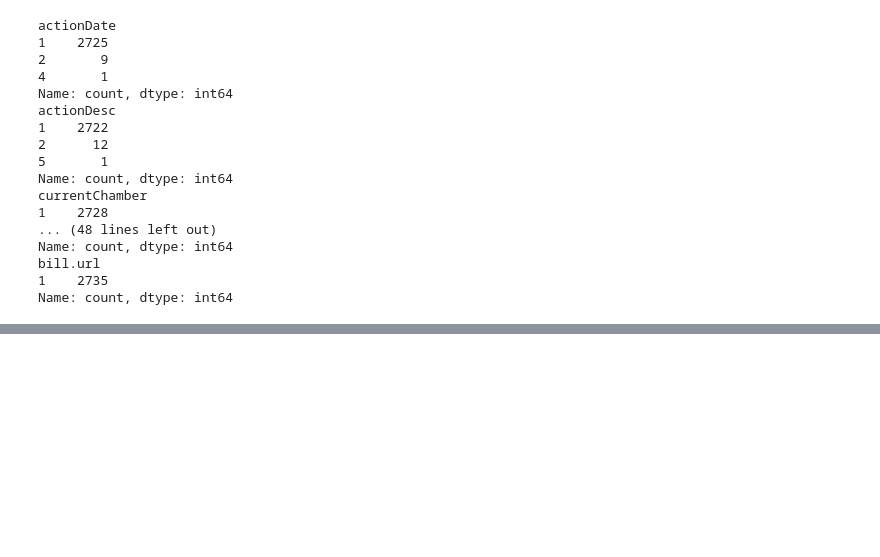
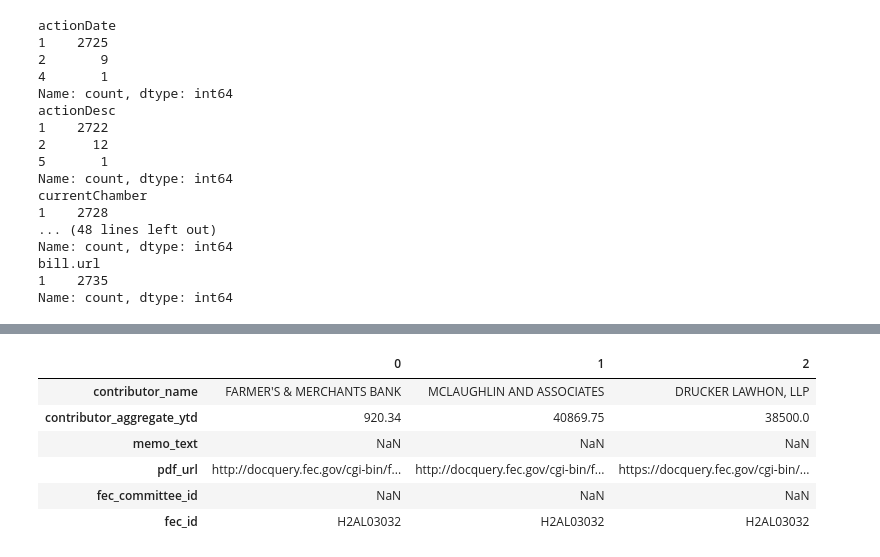
Before and after one commit to cynthialeng/con-trans-2025, a Jupyter notebook: schema.ipynb, the cells around one changed output, grey strips where cells are left out. Saved outputs shown, nothing was run; the diff lists cells and outputs as text; code cells hidden in the pictures; blank space fills up the shorter version.

```diff
--- a/schema.ipynb
+++ b/schema.ipynb
@@ -138,0 +197,10 @@ vote_compare.to_csv('data/thirdNF/vote_compare.csv', index=False)
+# %%
+contrib.head(3).T
+# %% [output]
+|  | 0 | 1 | 2 |
+| contributor_name | FARMER'S & MERCHANTS BANK | MCLAUGHLIN AND ASSOCIATES | DRUCKER LAWHON, LLP |
+| contributor_aggregate_ytd | 920.34 | 40869.75 | 38500.0 |
+| memo_text | NaN | NaN | NaN |
+| pdf_url | http://docquery.fec.gov/cgi-bin/f... | http://docquery.fec.gov/cgi-bin/f... | https://docquery.fec.gov/cgi-bin/... |
+| fec_committee_id | NaN | NaN | NaN |
+| fec_id | H2AL03032 | H2AL03032 | H2AL03032 |
```
Also changed, not shown: parts of 18 cells of this notebook.
